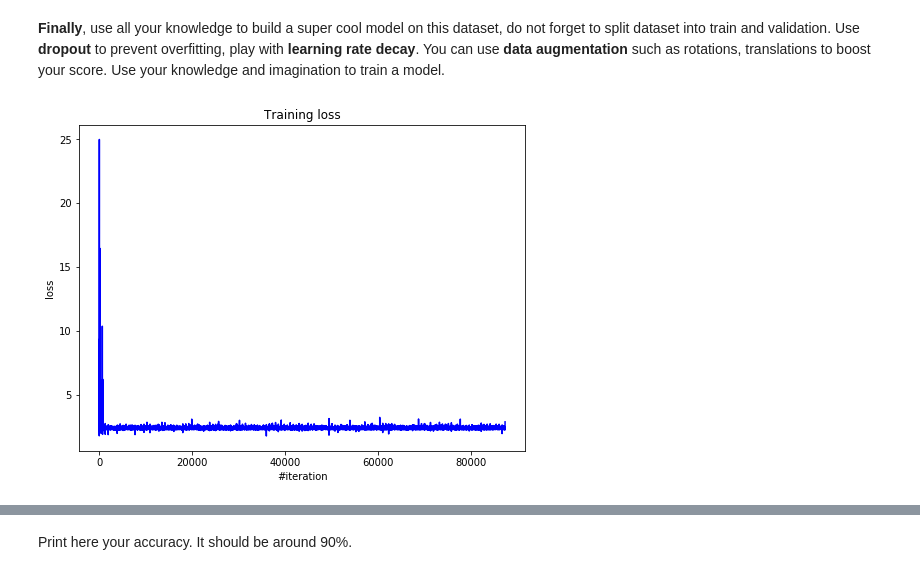
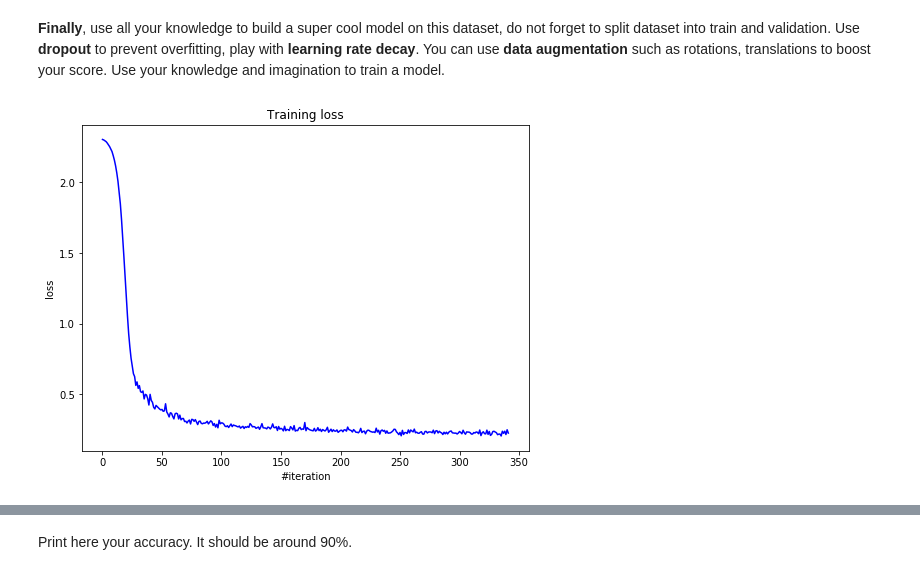
Before and after one commit to onaga1958/ml-hw, a Jupyter notebook: 5/hw1_main.ipynb, the cells around one changed output, grey strips where cells are left out. Drawn from its saved outputs; the diff is of its cells as text; code cells hidden in the pictures.

```diff
--- a/5/hw1_main.ipynb
+++ b/5/hw1_main.ipynb
@@ -276,12 +231,11 @@ for i in range(n_epoch):
         net.backward(x_batch, dp)
 
         # Update weights
-        gradient_step(net.getParameters(),
+        sgd_momentum(net.getParameters(),
                       net.getGradParameters(),
                       optimizer_config,
                       optimizer_state)
 
-        optimizer_state['turn number'] += 1
         loss_history.append(loss)
 
     # Visualize
@@ -370,12 +315,11 @@ for i in range(n_epoch):
         net.backward(x_batch, dp)
 
         # Update weights
-        gradient_step(net.getParameters(),
+        sgd_momentum(net.getParameters(),
                       net.getGradParameters(),
                       optimizer_config,
                       optimizer_state)
 
-        optimizer_state['turn number'] += 1
         loss_history.append(loss)
 
     # Visualize
@@ -430,12 +369,11 @@ for i in range(n_epoch):
         net.backward(x_batch, dp)
 
         # Update weights
-        gradient_step(net.getParameters(),
+        sgd_momentum(net.getParameters(),
                       net.getGradParameters(),
                       optimizer_config,
                       optimizer_state)
 
-        optimizer_state['turn number'] += 1
         loss_history.append(loss)
 
     # Visualize
@@ -526,39 +398,69 @@ batch_size = int(X.shape[1] / 10)
+# %%
+criterion = ClassNLLCriterion()
+drop_prob = 0.5
+
+net = Sequential()
+net.add(Linear(X.shape[1], 200))
+# net.add(Dropout(1 - drop_prob))
+net.add(ReLU())
+net.add(Linear(200, 100))
+# net.add(Dropout(1 - drop_prob))
+net.add(ReLU())
+net.add(Linear(100, 10))
+net.add(SoftMax())
+
+# tried learning_rate 1 and 0.01 - results were bad
+# tried with dropout - results were bad
+# now play with decay_rate. len_block - after this number processed object learning rate decrease in decay_rate times.
+# with decay_rate = 1 and len_block = 30000 (withou decreasing learning_rate) accuracy = 0.971
+# decay_rate = 1.2 accuracy 0.89
+#
+
+optimizer_config = {'learning_rate': 0.1, 'momentum': 0.9, 'decay_rate': 1.1, 'len_block': 60000}
+optimizer_state = {}
+
+# Looping params
+n_epoch = 50
+batch_size = int(X.shape[0] / 10)
 # %%
 loss_history = []
-# lenght = 12500
+cnt = 0
+block_num = 1
 
 for i in range(n_epoch):
     for j, (x_batch, y_batch) in enumerate(get_batches((X_train, y_train), batch_size)):
         net.zeroGradParameters()
 
         # Forward
         predictions = net.forward(x_batch)
         loss = criterion.forward(predictions, y_batch)
 
         # Backward
         dp = criterion.backward(predictions, y_batch)
         net.backward(x_batch, dp)
 
         # Update weights
         sgd_momentum(net.getParameters(),
                       net.getGradParameters(),
                       optimizer_config,
                       optimizer_state)
 
-        # optimizer_state['turn number'] += 1
         loss_history.append(loss)
-    # optimizer_config['learning rate'] /= np.exp(optimizer_config['decay rate'])
+        cnt += batch_size
+        if block_num * optimizer_config['len_block'] < cnt:
+            block_num += 1
+            optimizer_config['learning_rate'] /= optimizer_config['decay_rate']
 
     # Visualize
     display.clear_output(wait=True)
     plt.figure(figsize=(8, 6))
 
     plt.title("Training loss")
     plt.xlabel("#iteration")
     plt.ylabel("loss")
     plt.plot(loss_history, 'b')
     plt.show()
 
     print('Current loss: %f' % loss)
 # %% [output]
-[figure, old version]
+[figure, new version]
```
Also changed, not shown: parts of 15 cells of this notebook.
